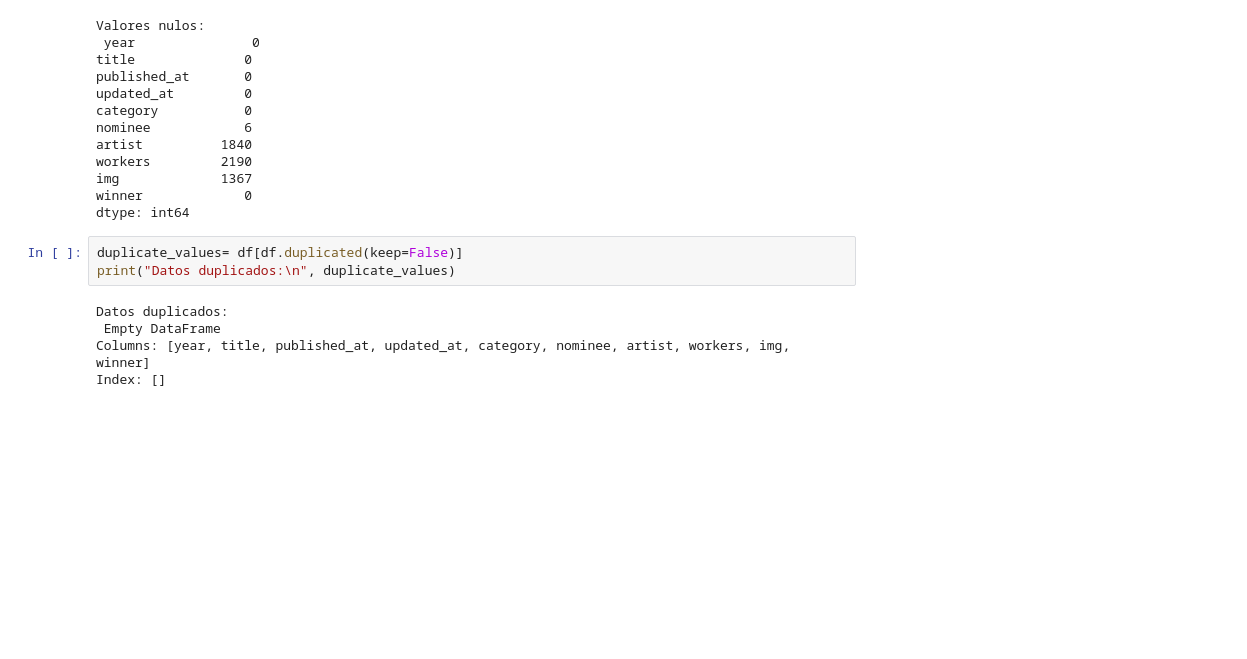
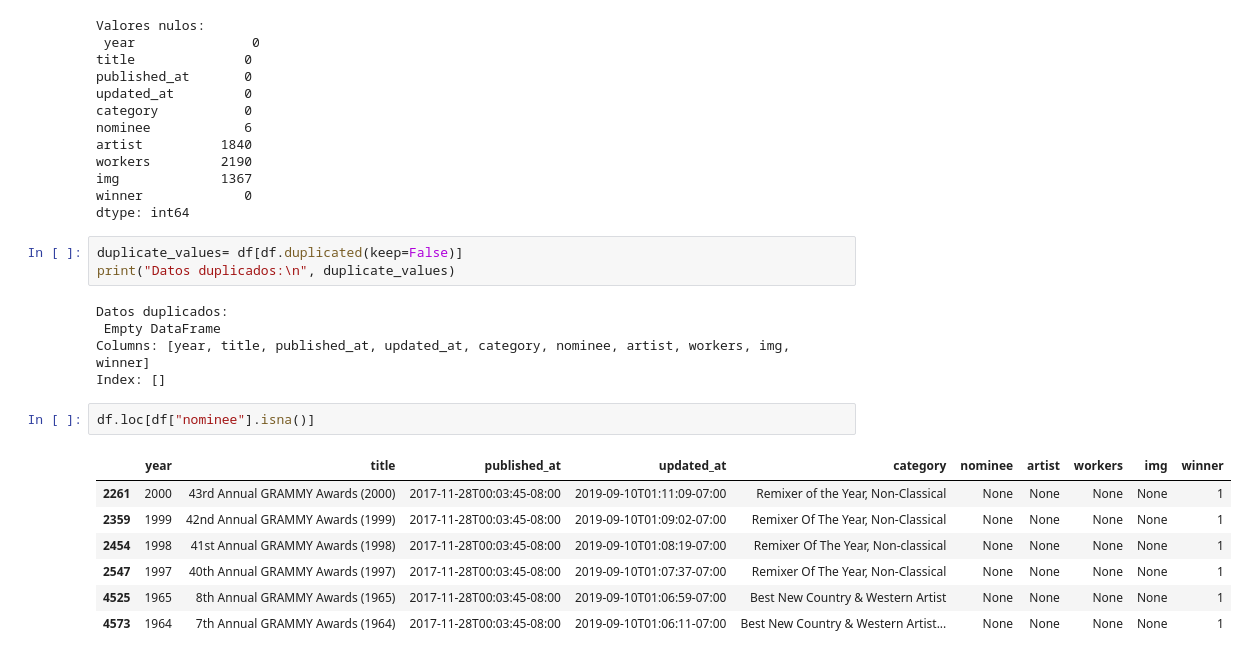
Before and after one commit to Michelburgos/Workshop_2, a Jupyter notebook: notebooks/002_EDA_Grammy.ipynb, the cells around one changed output. Cells and saved outputs as stored; diff of their text form; blank space fills up the shorter version.

```diff
--- a/notebooks/002_EDA_Grammy.ipynb
+++ b/notebooks/002_EDA_Grammy.ipynb
@@ -78,3 +78,13 @@ Datos duplicados:
  Empty DataFrame
 Columns: [year, title, published_at, updated_at, category, nominee, artist, workers, img, winner]
 Index: []
+# %%
+df.loc[df["nominee"].isna()]
+# %% [output]
+|  | year | title | published_at | updated_at | category | nominee | artist | workers | img | winner |
+| 2261 | 2000 | 43rd Annual GRAMMY Awards (2000) | 2017-11-28T00:03:45-08:00 | 2019-09-10T01:11:09-07:00 | Remixer of the Year, Non-Classical | None | None | None | None | 1 |
+| 2359 | 1999 | 42nd Annual GRAMMY Awards (1999) | 2017-11-28T00:03:45-08:00 | 2019-09-10T01:09:02-07:00 | Remixer Of The Year, Non-Classical | None | None | None | None | 1 |
+| 2454 | 1998 | 41st Annual GRAMMY Awards (1998) | 2017-11-28T00:03:45-08:00 | 2019-09-10T01:08:19-07:00 | Remixer Of The Year, Non-classical | None | None | None | None | 1 |
+| 2547 | 1997 | 40th Annual GRAMMY Awards (1997) | 2017-11-28T00:03:45-08:00 | 2019-09-10T01:07:37-07:00 | Remixer Of The Year, Non-Classical | None | None | None | None | 1 |
+| 4525 | 1965 | 8th Annual GRAMMY Awards (1965) | 2017-11-28T00:03:45-08:00 | 2019-09-10T01:06:59-07:00 | Best New Country & Western Artist | None | None | None | None | 1 |
+| 4573 | 1964 | 7th Annual GRAMMY Awards (1964) | 2017-11-28T00:03:45-08:00 | 2019-09-10T01:06:11-07:00 | Best New Country & Western Artist... | None | None | None | None | 1 |
```
Also changed, not shown: parts of 3 cells of this notebook, 1 other file.
